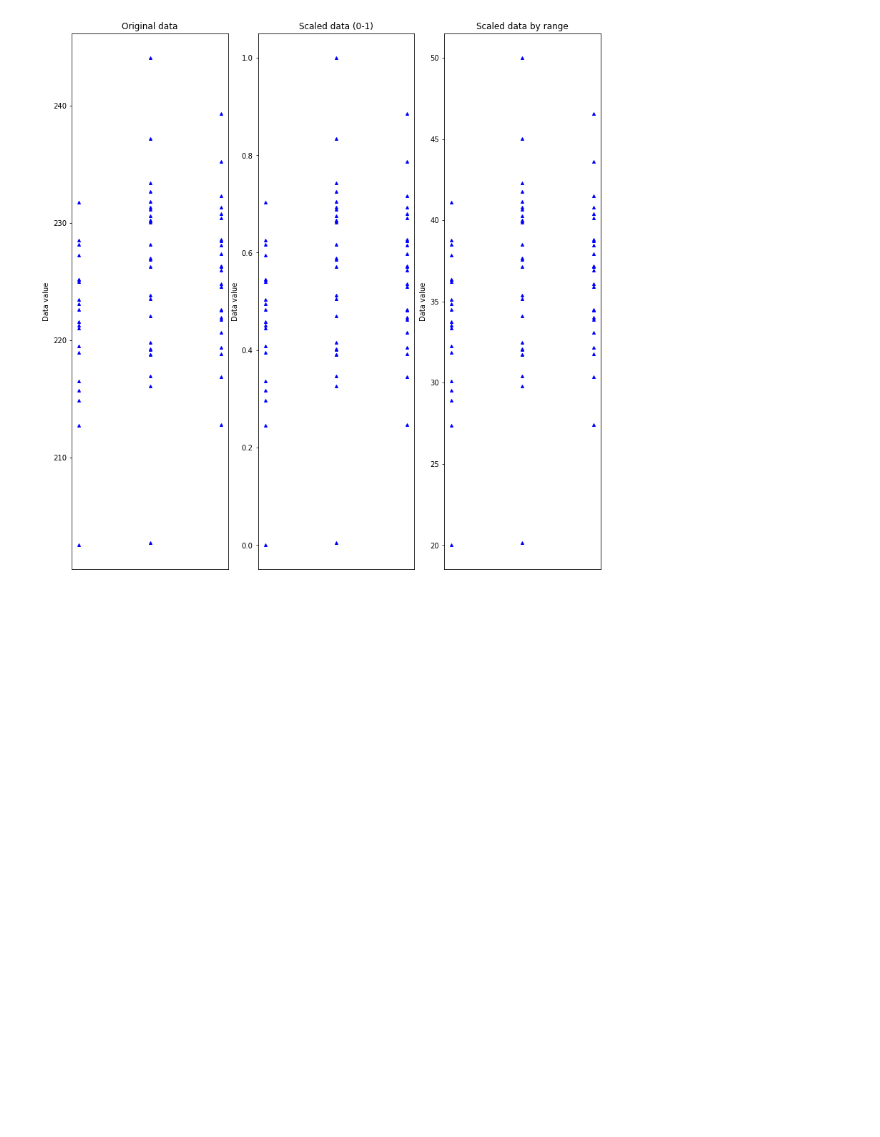
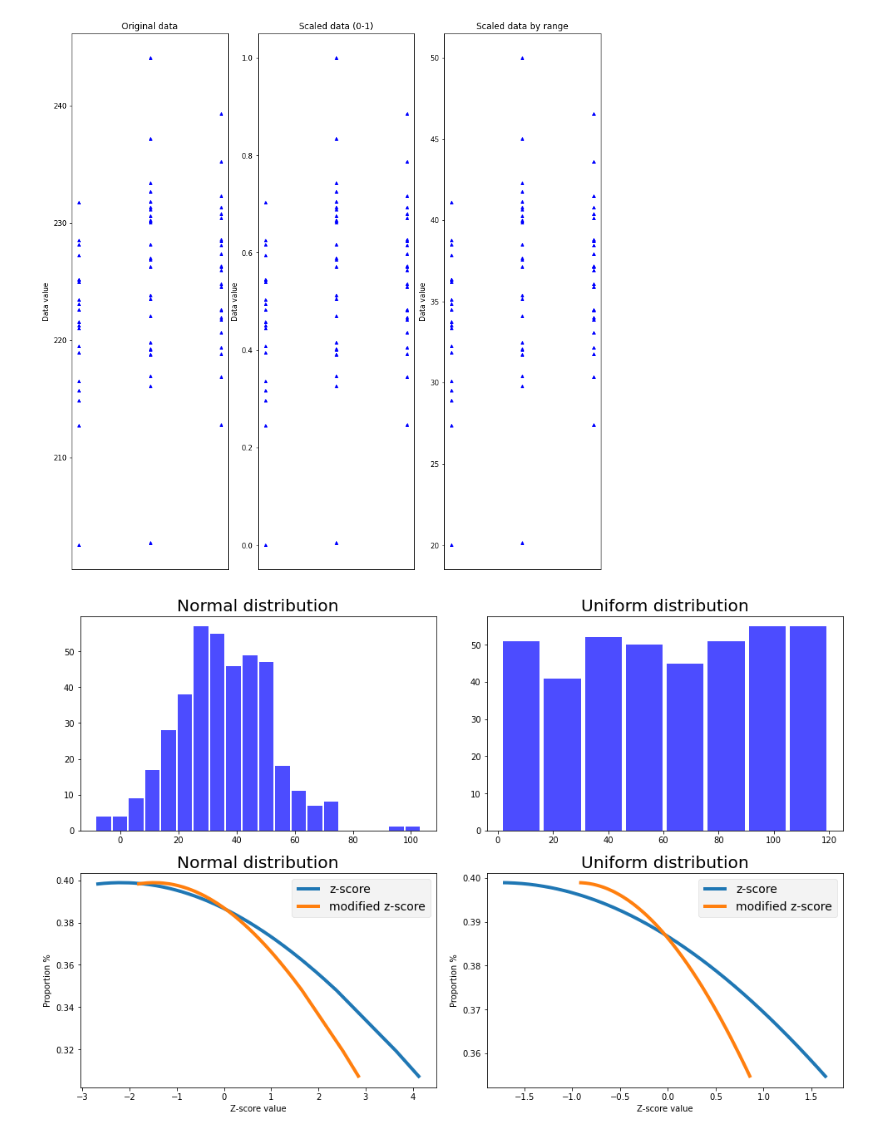
Before and after one commit to aurimas12/unsupervising-learning-task, a Jupyter notebook: notes.ipynb, the cells around one changed output. Drawn from its saved outputs; the diff is of its cells as text; code cells hidden in the pictures; blank space fills up the shorter version.

Commit message:
task: z-score vs modified z-score

```diff
--- a/notes.ipynb
+++ b/notes.ipynb
@@ -236,3 +237,78 @@ ax[2].get_xaxis().set_visible(False)
 plt.show()
 # %% [output]
 [figure]
+# %%
+# create normal and uniform distribution
+N=400 #size
+mu=35  #mean
+sigma=16 #standard deviation
+normal=np.random.normal(mu,sigma,N)
+uniform=np.random.uniform(1,120,N)
+
+# proportion
+proportion=(normal[0:]/sum(normal))*100
+propU=(uniform[0:]/sum(uniform))*100
+
+# Z score normal dist
+# compute the mean and std
+normal_mean=np.mean(normal)
+normal_std=np.std(normal,ddof=1)
+
+normalz=(normal-normal_mean)/normal_std
+
+# Z score uniform dist
+uniform_mean=np.mean(uniform)
+uniform_std=np.std(uniform,ddof=1)
+
+uniformz=(uniform-uniform_mean)/uniform_std
+
+# Z-score
+# compute modified z-score normal distribution
+normalMed=np.median(normal)
+normalMAD=robust.mad(normal)
+
+normalMz=stats.norm.ppf(.75)*(normal-normalMed) / normalMAD
+
+d=np.exp(normalMz)
+normalMz_Proportion=(d[0:]/sum(d))*100
+
+# compute modified z-score uniform distribution
+uniformMed=np.median(uniform)
+uniformMAD=robust.mad(uniform)
+
+uniformMz=stats.norm.ppf(.75)*(uniform-uniformMed) / uniformMAD
+
+d=np.exp(uniformMz)
+uniformMz_Proportion=(d[0:]/sum(d))*100
+
+# plot
+fig,ax=plt.subplots(2,2,figsize=(14,9))
+fig.tight_layout(pad=3)
+plt.style.use('fivethirtyeight')
+
+ax[0,0].set_title('Normal distribution')
+ax[0,0].hist(normal,bins='fd',rwidth=.9,facecolor='#0000ff', alpha=0.7)
+
+
+
+ax[0,1].set_title('Uniform distribution')
+ax[0,1].hist(uniform,bins='fd',rwidth=.9,facecolor='#0000ff', alpha=0.7)
+
+
+ax[1,0].set_title('Normal distribution')
+ax[1,0].plot(sorted(normalz),norm.pdf(sorted(proportion)),label='z-score')
+ax[1,0].plot(sorted(normalMz),norm.pdf(sorted(proportion)),label='modified z-score')
+ax[1,0].set_xlabel('Z-score value')
+ax[1,0].set_ylabel('Proportion %')
+ax[1,0].legend()
+
+ax[1,1].set_title('Uniform distribution')
+ax[1,1].plot(sorted(uniformz),norm.pdf(sorted(propU)),label='z-score')
+ax[1,1].plot(sorted(uniformMz),norm.pdf(sorted(propU)),label='modified z-score')
+ax[1,1].set_xlabel('Z-score value')
+ax[1,1].set_ylabel('Proportion %')
+ax[1,1].legend()
+
+plt.show()
+# %% [output]
+[figure, added]
```
Also changed, not shown: parts of 1 cell of this notebook, 1 other file.
